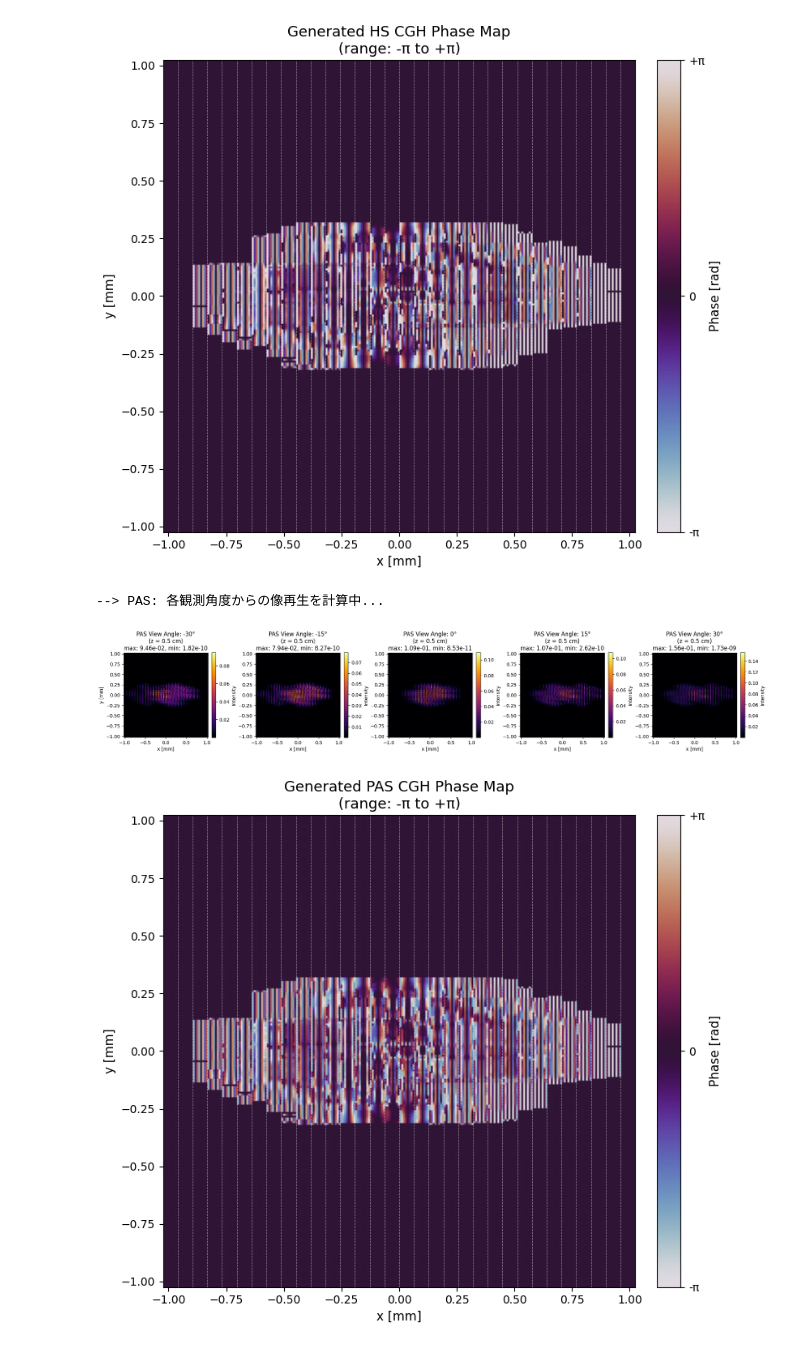
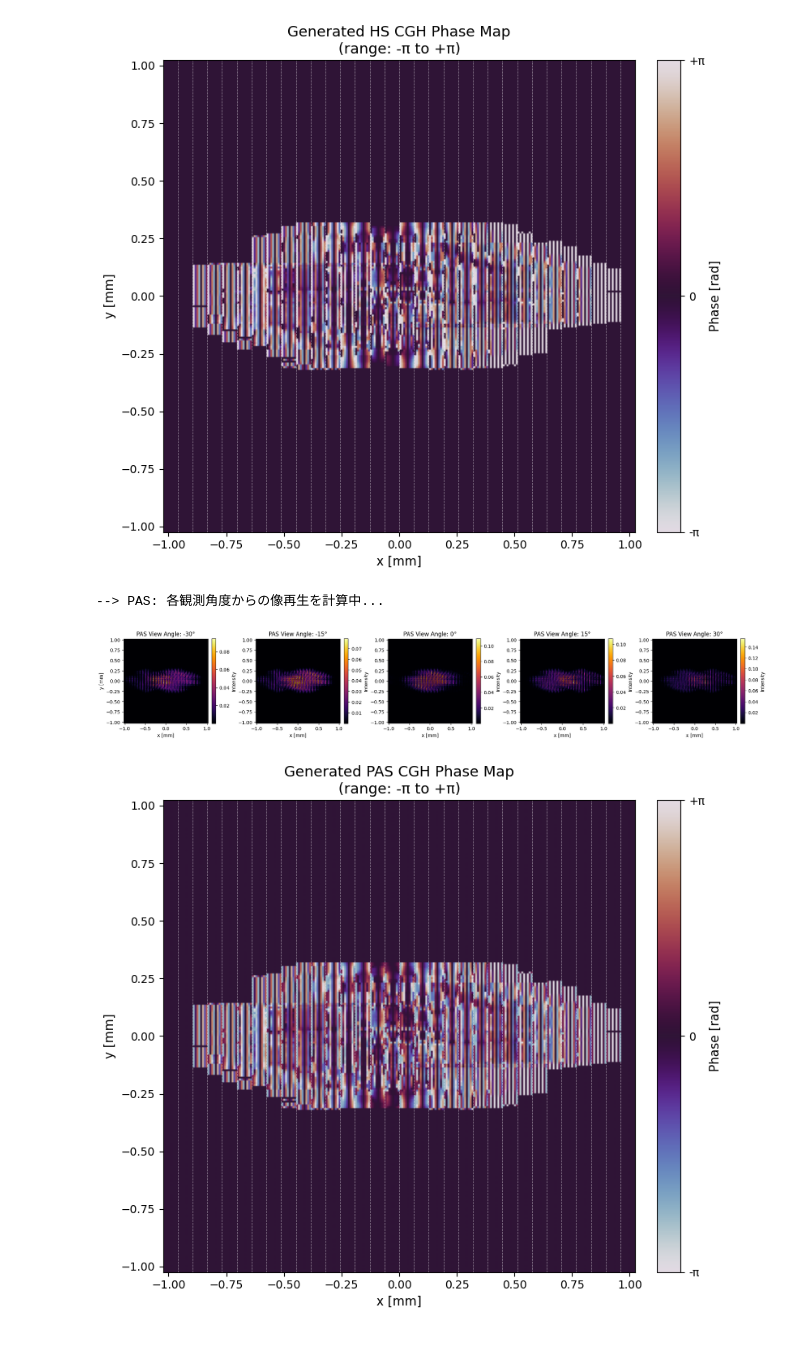
Before and after one commit to sota-it/point-source-method, a Jupyter notebook: HS&PAS.ipynb, the cells around one changed output. Saved outputs shown, nothing was run; the diff lists cells and outputs as text; code cells hidden in the pictures.

```diff
--- a/HS&PAS.ipynb
+++ b/HS&PAS.ipynb
@@ -280,7 +280,7 @@ for idx, angle in enumerate(angles):
 
     # 表示
     im = axes[idx].imshow(rec_intensity, cmap='inferno', extent=extent_mm)
-    axes[idx].set_title(f"PAS View Angle: {angle}°\n(z = {z_prop*100:.1f} cm)\nmax: {i_max:.2e}, min: {i_min:.2e}")
+    axes[idx].set_title(f"PAS View Angle: {angle}°")
     axes[idx].set_xlabel("x [mm]")
     if idx == 0:
         axes[idx].set_ylabel("y [mm]")
@@ -300,32 +300,32 @@ phase_map_pas = np.angle(cgh_pas)
 fig, ax = plt.subplots(figsize=(8, 7))
 
 im = ax.imshow(
     phase_map_pas,
     cmap='twilight',
     extent=extent_mm,
     aspect='equal',
     vmin=-np.pi,
     vmax=np.pi               # 位相範囲を -π 〜 +π に固定
 )
 
 # 各 Hogel の境界線（破線）
 for hx in range(1, num_hogels):
     x_pos_mm = (-N_x / 2 + hx * hogel_size) * pitch * 1e3
     ax.axvline(x=x_pos_mm, color='white', linestyle='--', linewidth=0.5, alpha=0.5)
 
 ax.set_title("Generated PAS CGH Phase Map\n(range: -π to +π)", fontsize=13)
 ax.set_xlabel("x [mm]", fontsize=11)
 ax.set_ylabel("y [mm]", fontsize=11)
 
 # カラーバーの単位・目盛りを -π, 0, +π に設定
 cbar = fig.colorbar(im, ax=ax, fraction=0.046, pad=0.04)
 cbar.set_label("Phase [rad]", fontsize=11)
 cbar.set_ticks([-np.pi, 0, np.pi])
 cbar.set_ticklabels(['-π', '0', '+π'])
 
 plt.tight_layout()
 plt.show()
 # %% [output]
 --> PAS: 各観測角度からの像再生を計算中...
-[figure, old version]
+[figure, new version]
 [figure]
```
Also changed, not shown: parts of 1 cell of this notebook.
